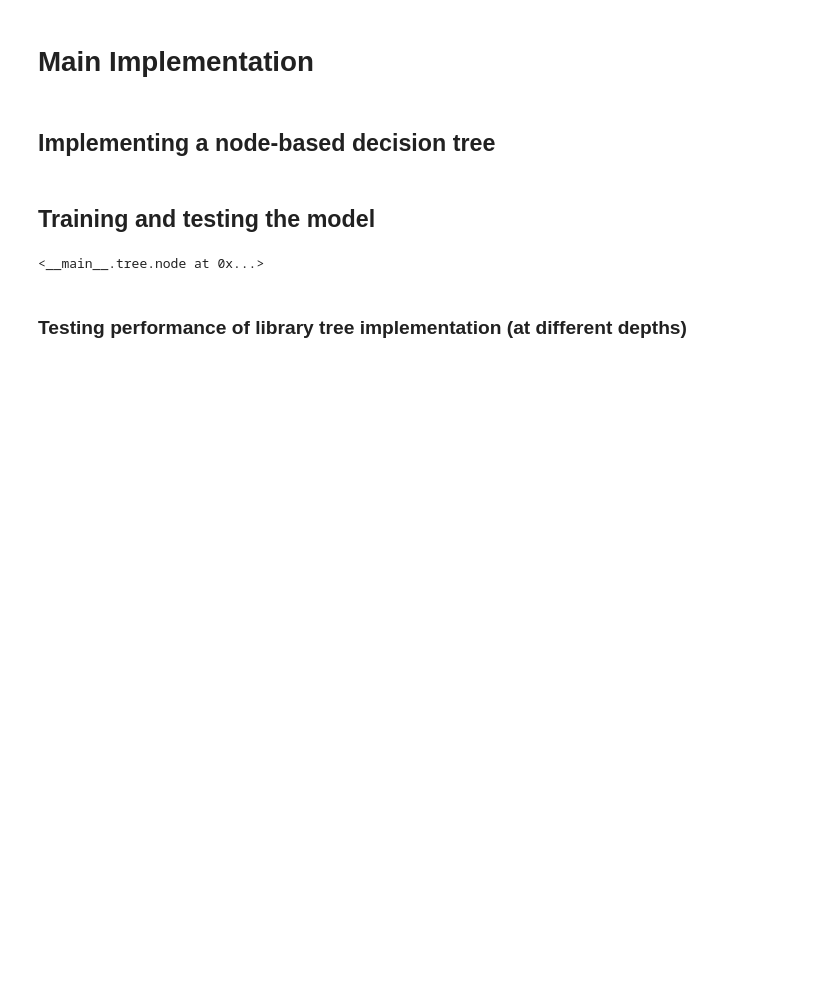
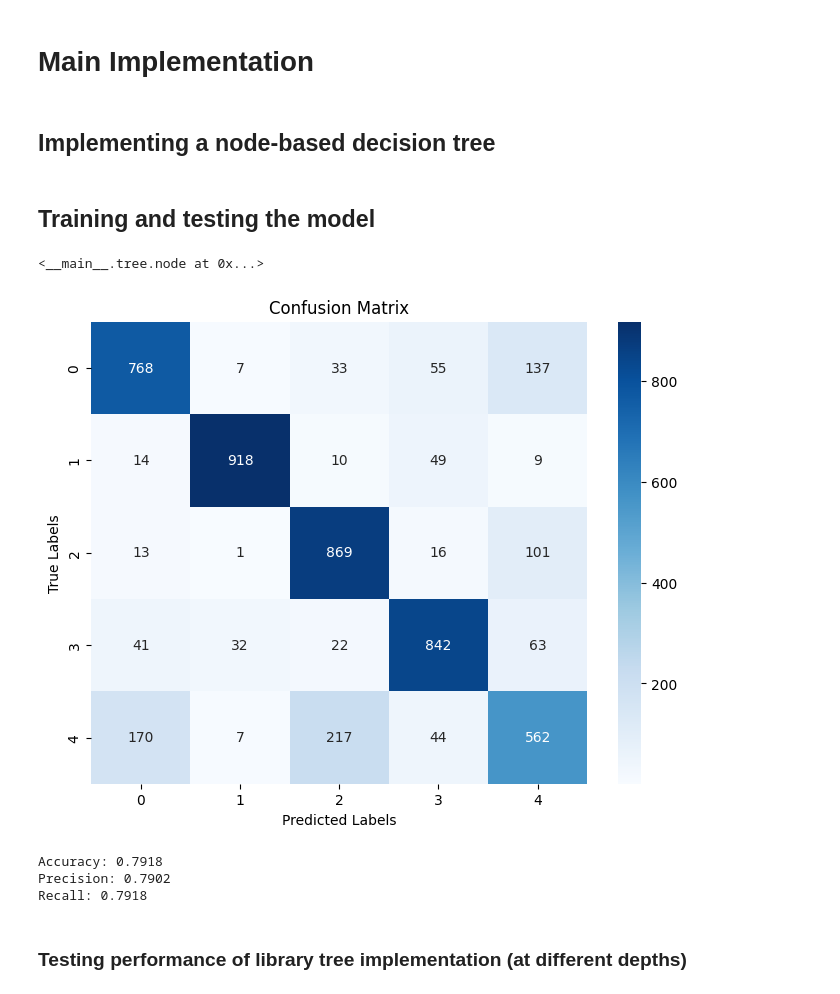
Before and after one commit to giucu/Clothing-Image-Classification, a Jupyter notebook: Decision_tree.ipynb, the cells around one changed output. Saved outputs shown, nothing was run; the diff lists cells and outputs as text; code cells hidden in the pictures; blank space fills up the shorter version.

```diff
--- a/Decision_tree.ipynb
+++ b/Decision_tree.ipynb
@@ -192,6 +193,35 @@ y_predicted = []
 for i in range(int(len(ytest))):
     x = xtest[i, :-1]
     y_predicted.append(TREE.singlepredict(x))
+# %%
+from sklearn.metrics import confusion_matrix
+
+cm = confusion_matrix(ytest, y_predicted)
+
+    # Plot confusion matrix using Seaborn heatmap
+plt.figure(figsize=(8, 6))
+sns.heatmap(cm, annot=True, fmt="d", cmap="Blues", xticklabels=np.arange(cm.shape[0]), yticklabels=np.arange(cm.shape[0]))
+plt.title("Confusion Matrix")
+plt.xlabel("Predicted Labels")
+plt.ylabel("True Labels")
+plt.show()
+# %% [output]
+[figure, added]
+# %%
+from sklearn.metrics import accuracy_score, precision_score, recall_score
+
+# Assuming y_test contains true labels and y_pred contains predicted labels
+accuracy = accuracy_score(ytest, y_predicted)
+precision = precision_score(ytest, y_predicted, average='weighted')  # or 'macro'
+recall = recall_score(ytest, y_predicted, average='weighted')        # or 'macro'
+
+print(f"Accuracy: {accuracy:.4f}")
+print(f"Precision: {precision:.4f}")
+print(f"Recall: {recall:.4f}")
+# %% [output]
+Accuracy: 0.7918
+Precision: 0.7902
+Recall: 0.7918
 # %% [markdown]
 ### Testing performance of library tree implementation (at different depths)
 # %%
```
Also changed, not shown: parts of 7 cells of this notebook.
